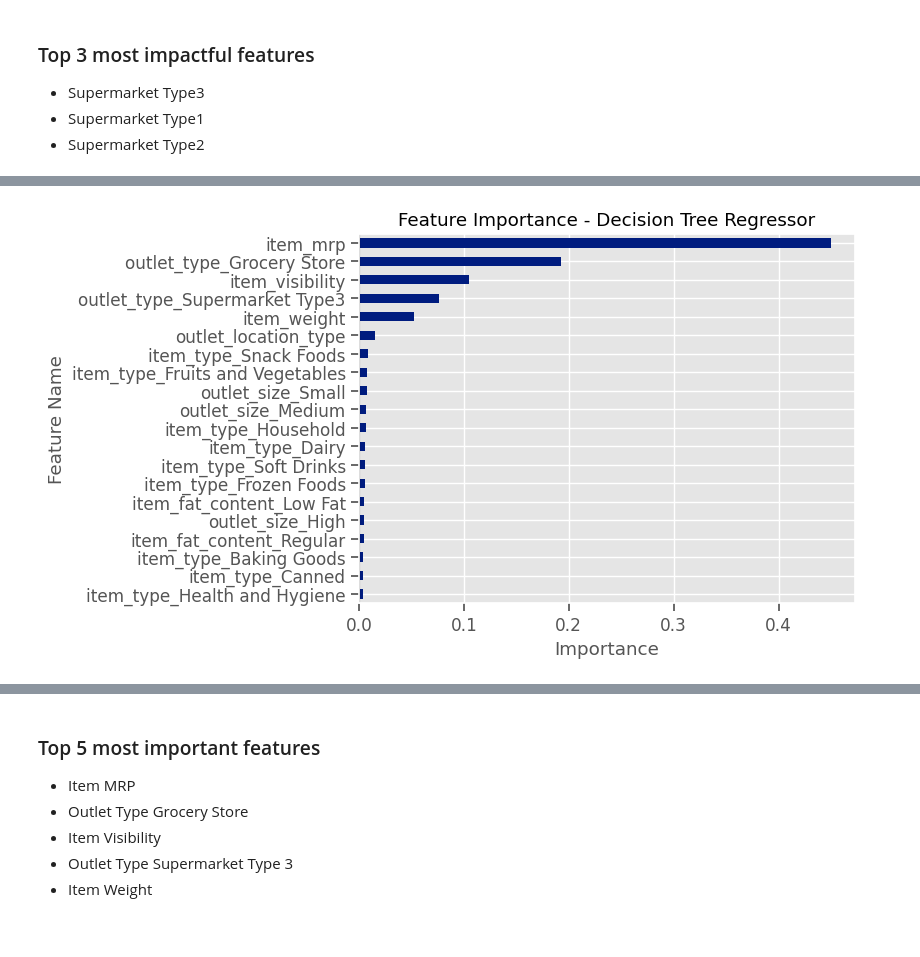
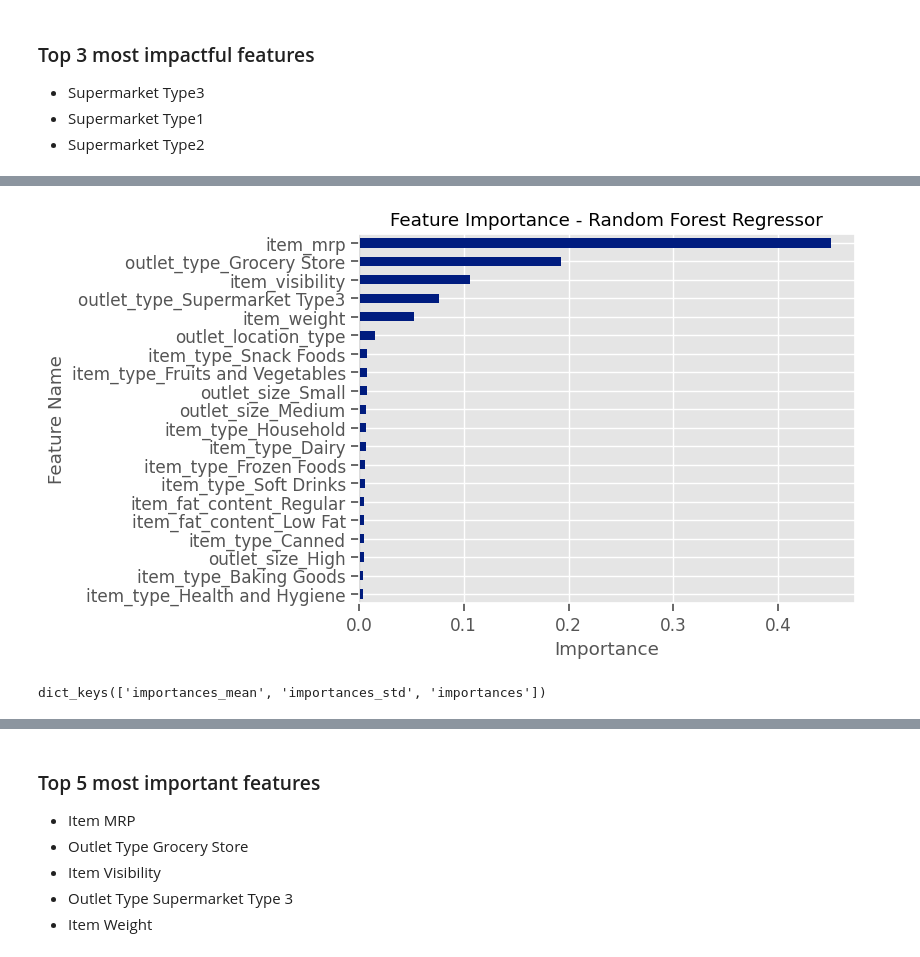
Before and after one commit to pmontecinos23/Project-1---Recisited, a Jupyter notebook: Sales Predictions.ipynb, the cells around one changed output, grey strips where cells are left out. Drawn from its saved outputs; the diff is of its cells as text; code cells hidden in the pictures.

```diff
--- a/Explaining Models with Sap.ipynb
+++ b/Sales Predictions.ipynb
@@ -417,7 +453,13 @@ dtype: float64
 # %%
 ax = importances.sort_values().tail(20).plot(kind='barh')#,figsize=(6,4))
 ax.axvline(0, color='k')
-ax.set(title='Feature Importance - Decision Tree Regressor',ylabel="Feature Name",
+ax.set(title='Feature Importance - Random Forest Regressor',ylabel="Feature Name",
       xlabel='Importance');
 # %% [output]
-[figure, old version]
+[figure, new version]
+# %%
+result = permutation_importance(rf_reg, X_test_df, y_test, scoring='r2',
+                               n_jobs=-1, random_state=42)
+result.keys()
+# %% [output]
+dict_keys(['importances_mean', 'importances_std', 'importances'])
```
Also changed, not shown: parts of 16 cells of this notebook, 2 other files.
